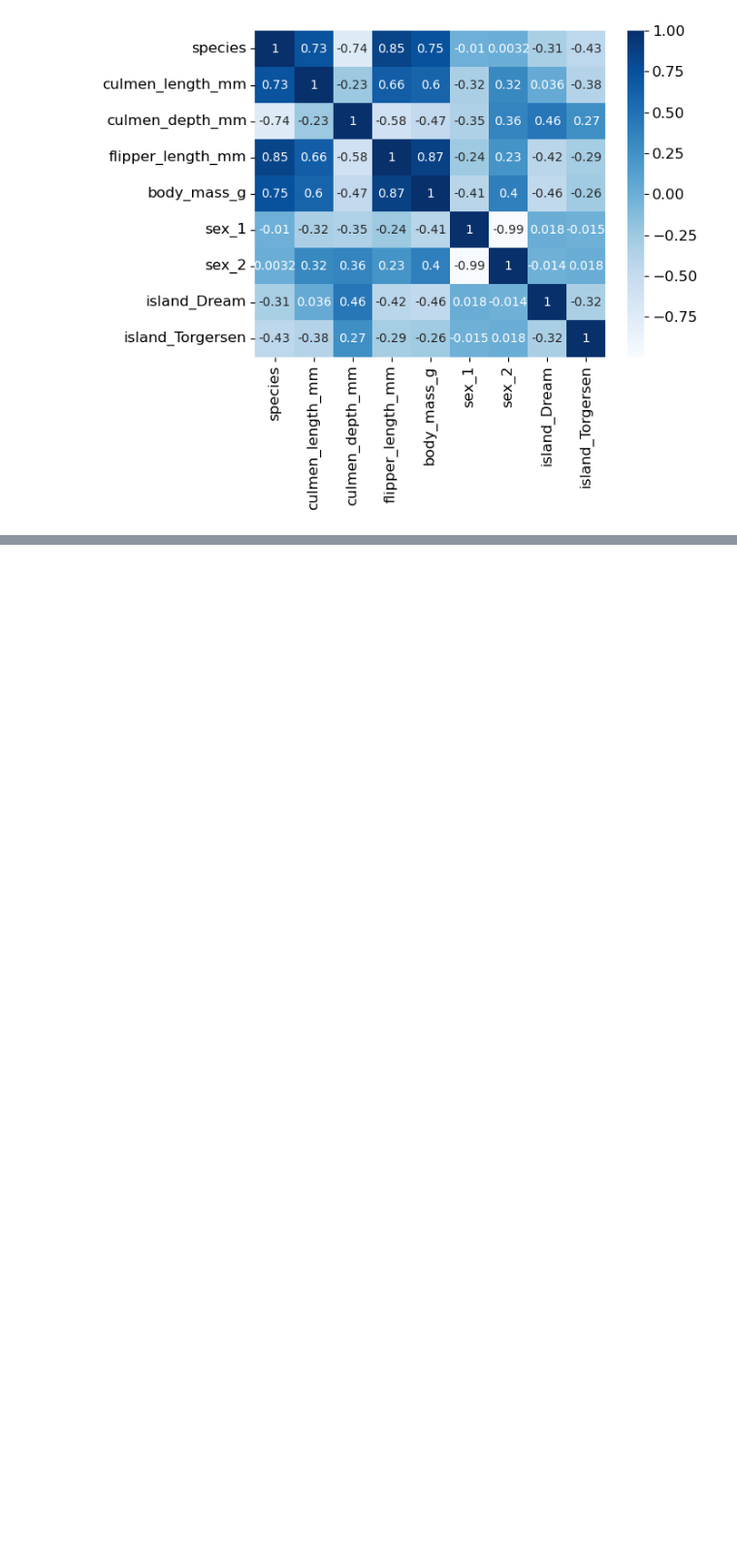
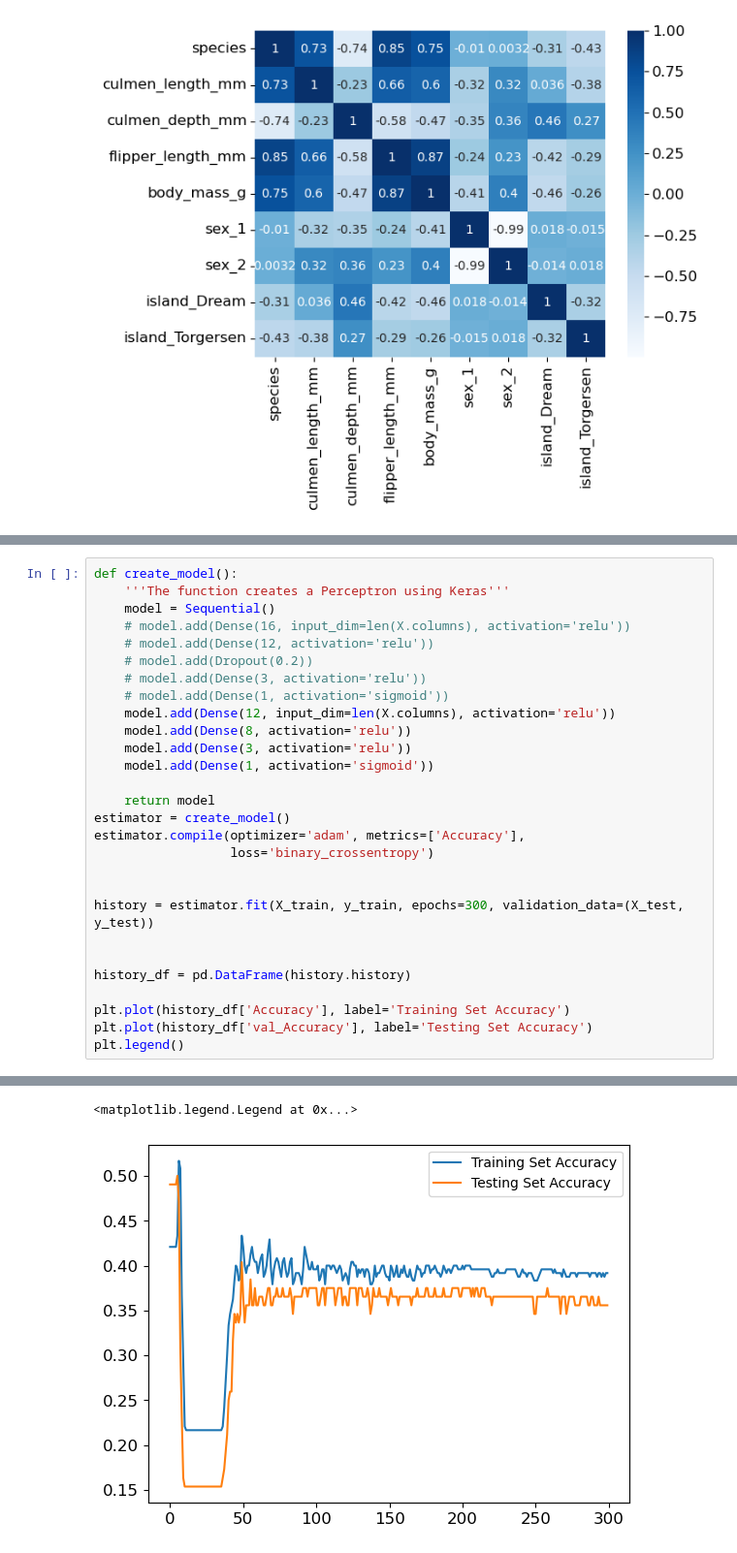
Before and after one commit to hoxyshmoo/DataMining, a Jupyter notebook: LinearRegressionKeras.ipynb, the cells around one changed output, grey strips where cells are left out. Shown at 97% size. Cells and saved outputs as stored; diff of their text form; blank space fills up the shorter version.

```diff
--- a/LinearRegressionKeras.ipynb
+++ b/LinearRegressionKeras.ipynb
@@ -321,0 +322,29 @@ plt.legend()
+# %%
+def create_model():
+    '''The function creates a Perceptron using Keras'''
+    model = Sequential()
+    # model.add(Dense(16, input_dim=len(X.columns), activation='relu'))
+    # model.add(Dense(12, activation='relu'))
+    # model.add(Dropout(0.2))
+    # model.add(Dense(3, activation='relu'))
+    # model.add(Dense(1, activation='sigmoid'))
+    model.add(Dense(12, input_dim=len(X.columns), activation='relu'))
+    model.add(Dense(8, activation='relu'))
+    model.add(Dense(3, activation='relu'))
+    model.add(Dense(1, activation='sigmoid'))
+
+    return model
+estimator = create_model()
+estimator.compile(optimizer='adam', metrics=['Accuracy'],
+                  loss='binary_crossentropy')
+
+
+history = estimator.fit(X_train, y_train, epochs=300, validation_data=(X_test, y_test))
+
+
+history_df = pd.DataFrame(history.history)
+
+plt.plot(history_df['Accuracy'], label='Training Set Accuracy')
+plt.plot(history_df['val_Accuracy'], label='Testing Set Accuracy')
+plt.legend()
+# %% [output]
@@ -321,0 +368,2 @@ plt.legend()
+<matplotlib.legend.Legend at 0x...>
+[figure, added]
```
Also changed, not shown: parts of 3 cells of this notebook.
